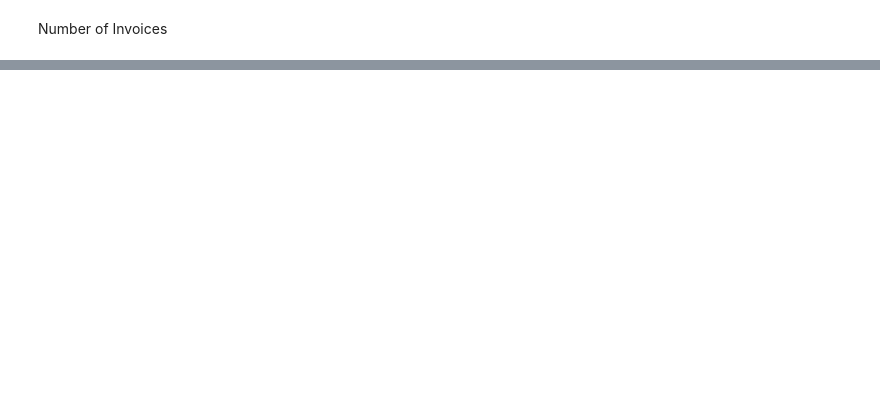
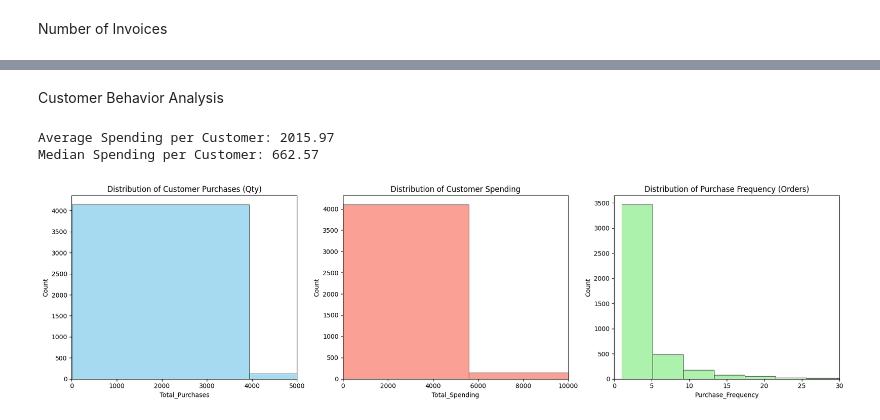
Before and after one commit to Shahd-Ahmed-Eltabii/machine-learning-customer-segmentation, a Jupyter notebook: ML_Customer_Segmentation.ipynb, the cells around one changed output, grey strips where cells are left out. Saved outputs shown, nothing was run; the diff lists cells and outputs as text; code cells hidden in the pictures; blank space fills up the shorter version.

```diff
--- a/ML_Customer_Segmentation.ipynb
+++ b/ML_Customer_Segmentation.ipynb
@@ -394,0 +510,35 @@ print(Number_of_Invoices)
+# %% [markdown]
+Customer Behavior Analysis
+# %%
+customer_behavior = df_clean.groupby('CustomerID').agg(
+    Total_Purchases=('Quantity', 'sum'),
+    Total_Spending=('TotalPrice', 'sum'),
+    Purchase_Frequency=('InvoiceNo', 'nunique')
+)
+
+print("Average Spending per Customer:", round(customer_behavior['Total_Spending'].mean(), 2))
+print("Median Spending per Customer:", round(customer_behavior['Total_Spending'].median(), 2))
+
+fig, axes = plt.subplots(1, 3, figsize=(18, 5))
+
+# Distribution of Customer Purchases
+sns.histplot(customer_behavior['Total_Purchases'], bins=50, ax=axes[0], color='skyblue')
+axes[0].set_title('Distribution of Customer Purchases (Qty)')
+axes[0].set_xlim(0, 5000)
+
+# Distribution of Customer Spending
+sns.histplot(customer_behavior['Total_Spending'], bins=50, ax=axes[1], color='salmon')
+axes[1].set_title('Distribution of Customer Spending')
+axes[1].set_xlim(0, 10000)
+
+# Distribution of Purchase Frequency
+sns.histplot(customer_behavior['Purchase_Frequency'], bins=50, ax=axes[2], color='lightgreen')
+axes[2].set_title('Distribution of Purchase Frequency (Orders)')
+axes[2].set_xlim(0, 30)
+
+plt.tight_layout()
+plt.show()
+# %% [output]
+Average Spending per Customer: 2015.97
+Median Spending per Customer: 662.57
+[figure, added]
```
Also changed, not shown: parts of 14 cells of this notebook.
